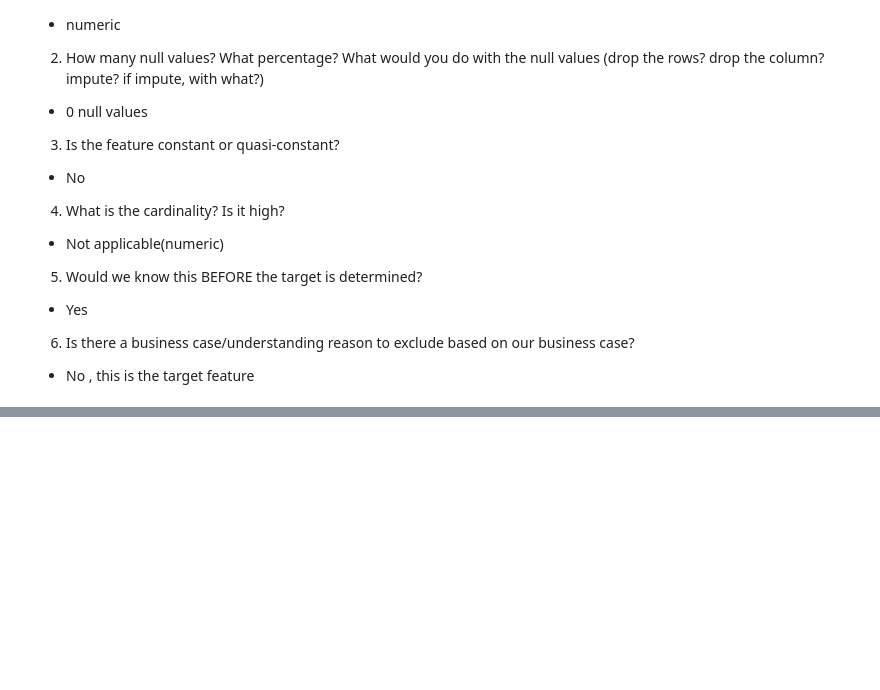
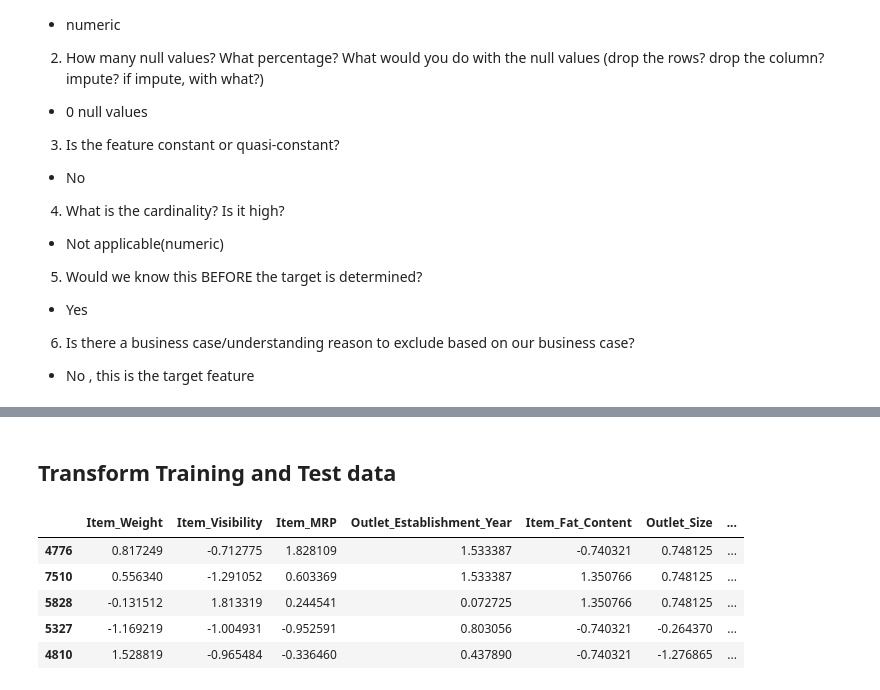
Before and after one commit to Hjarrar14/Prediction-of-Product-Sales, a Jupyter notebook: Prediction_of_Product_Sales.ipynb, the cells around one changed output, grey strips where cells are left out. Saved outputs shown, nothing was run; the diff lists cells and outputs as text; code cells hidden in the pictures; blank space fills up the shorter version.

```diff
--- a/Prediction_of_Product_Sales.ipynb
+++ b/Prediction_of_Product_Sales.ipynb
@@ -1309,0 +1611,12 @@ explore_numeric(df,feature);
+# %%
+# preprocessing pipeline for one-hot-encoded data
+# save list of column names
+
+ohe_cols = X_train.select_dtypes('object').drop(columns=[col for col in ord_cols if col!='Outlet_Establishment_Year']).columns
+print('OneHotEncoder Columns : ', ohe_cols)
+# Instantiate the individual preprocessors
+impute_na = SimpleImputer(strategy='constant',fill_value='NA')
+ohe_encoder = OneHotEncoder(sparse_output=False , handle_unknown='ignore')
+# Make pipeline with imputer and encoder
+ohe_pipe = make_pipeline(impute_na,ohe_encoder)
+ohe_pipe
@@ -1309,0 +1631,3 @@ explore_numeric(df,feature);
+# %%
+ohe_tuple = ('categorical' ,ohe_pipe,ohe_cols)
+ohe_tuple
@@ -1309,0 +1643,3 @@ explore_numeric(df,feature);
+# %%
+col_transformer = ColumnTransformer([num_tuple,ord_tuple,ohe_tuple],verbose_feature_names_out=False)
+col_transformer
@@ -1309,0 +1666,3 @@ explore_numeric(df,feature);
+# %%
+# Fit on training data
+col_transformer.fit(X_train)
@@ -1309,0 +1687,16 @@ explore_numeric(df,feature);
+# %% [markdown]
+## Transform Training and Test data
+# %%
+# Transform the training data
+X_train_processed = col_transformer.transform(X_train)
+# Transform the test data
+X_test_processed = col_transformer.transform(X_test)
+# View the processed training data
+X_train_processed.head()
+# %% [output]
+|  | Item_Weight | Item_Visibility | Item_MRP | Outlet_Establishment_Year | Item_Fat_Content | Outlet_Size | ... |
+| 4776 | 0.817249 | -0.712775 | 1.828109 | 1.533387 | -0.740321 | 0.748125 | ... |
+| 7510 | 0.556340 | -1.291052 | 0.603369 | 1.533387 | 1.350766 | 0.748125 | ... |
+| 5828 | -0.131512 | 1.813319 | 0.244541 | 0.072725 | 1.350766 | 0.748125 | ... |
+| 5327 | -1.169219 | -1.004931 | -0.952591 | 0.803056 | -0.740321 | -0.264370 | ... |
+| 4810 | 1.528819 | -0.965484 | -0.336460 | 0.437890 | -0.740321 | -1.276865 | ... |
```
Also changed, not shown: parts of 47 cells of this notebook.
